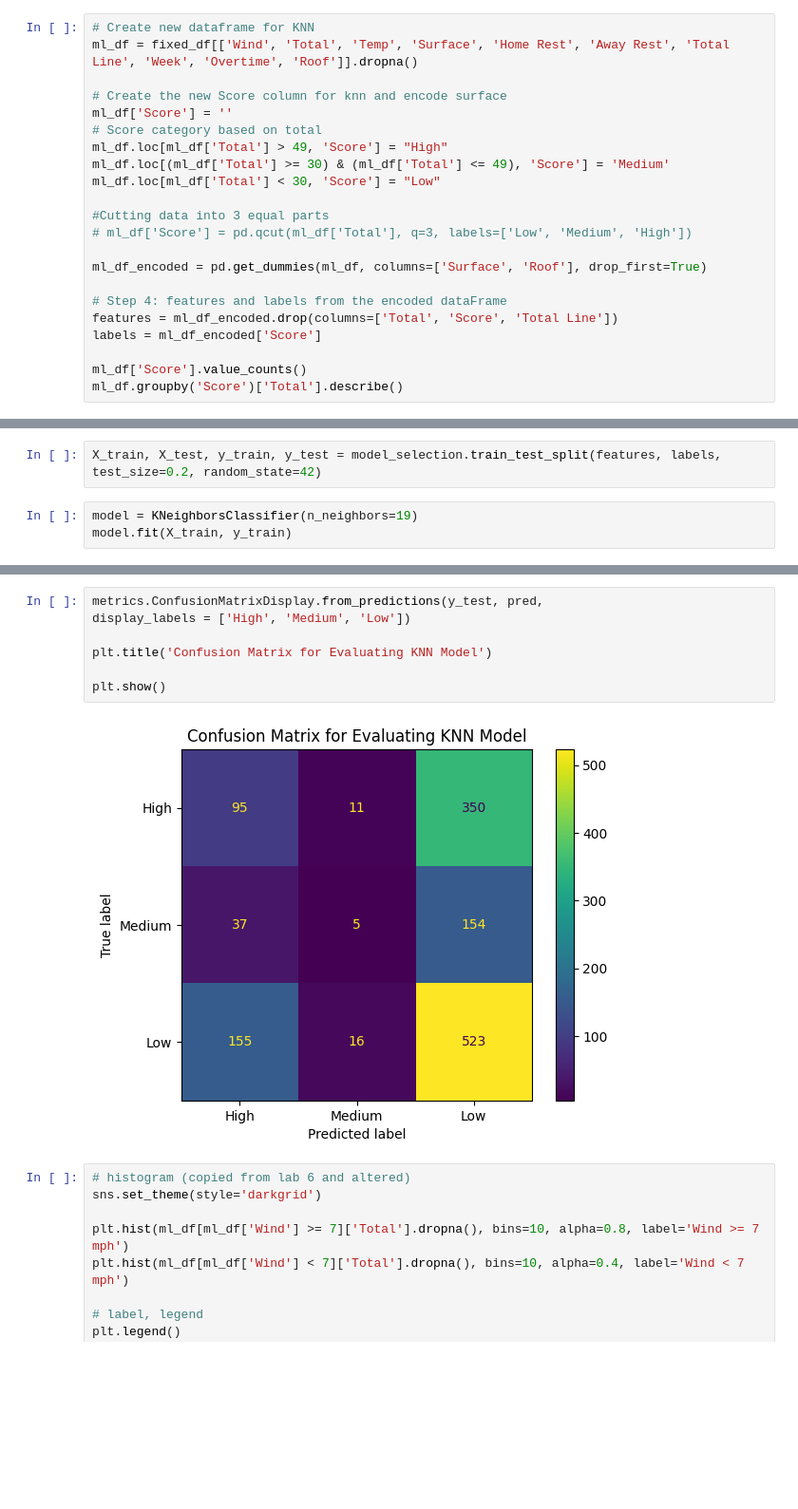
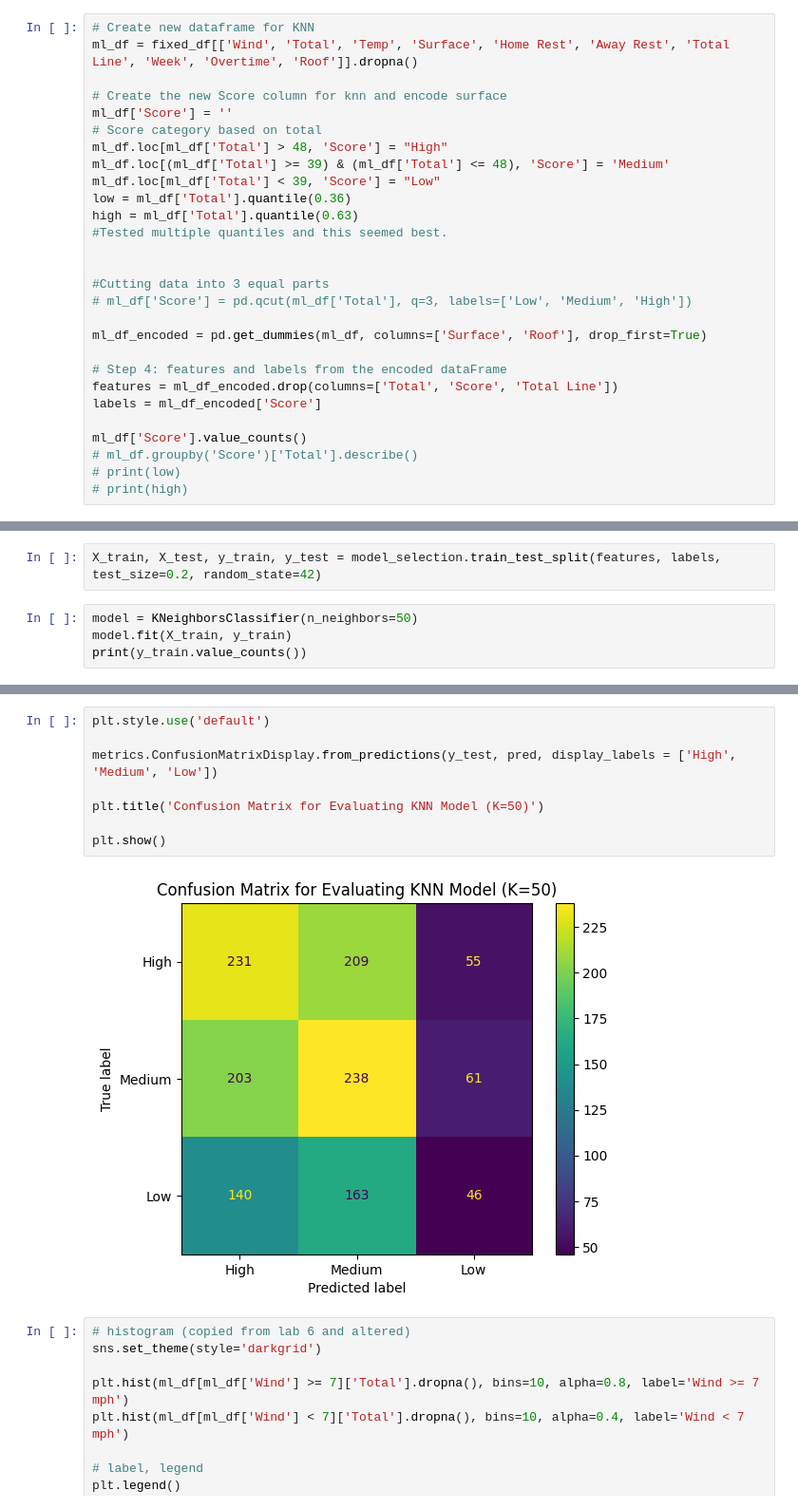
Before and after one commit to KPsimo/Kidus_Football_Games, a Jupyter notebook: DSRP_Project.ipynb, the cells around one changed output, grey strips where cells are left out. Shown at 95% size. Cells and saved outputs as stored; diff of their text form; blank space fills up the shorter version.

```diff
--- a/DSRP_Project.ipynb
+++ b/DSRP_Project.ipynb
@@ -317,9 +329,13 @@ ml_df = fixed_df[['Wind', 'Total', 'Temp', 'Surface', 'Home Rest', 'Away Rest',
 # Create the new Score column for knn and encode surface
 ml_df['Score'] = ''
 # Score category based on total
-ml_df.loc[ml_df['Total'] > 49, 'Score'] = "High"
-ml_df.loc[(ml_df['Total'] >= 30) & (ml_df['Total'] <= 49), 'Score'] = 'Medium'
-ml_df.loc[ml_df['Total'] < 30, 'Score'] = "Low"
+ml_df.loc[ml_df['Total'] > 48, 'Score'] = "High"
+ml_df.loc[(ml_df['Total'] >= 39) & (ml_df['Total'] <= 48), 'Score'] = 'Medium'
+ml_df.loc[ml_df['Total'] < 39, 'Score'] = "Low"
+low = ml_df['Total'].quantile(0.36)
+high = ml_df['Total'].quantile(0.63)
+#Tested multiple quantiles and this seemed best.
+
 
 #Cutting data into 3 equal parts
 # ml_df['Score'] = pd.qcut(ml_df['Total'], q=3, labels=['Low', 'Medium', 'High'])
@@ -331,5 +347,7 @@ features = ml_df_encoded.drop(columns=['Total', 'Score', 'Total Line'])
 labels = ml_df_encoded['Score']
 
 ml_df['Score'].value_counts()
-ml_df.groupby('Score')['Total'].describe()
+# ml_df.groupby('Score')['Total'].describe()
+# print(low)
+# print(high)
 # %% [output]
@@ -344,6 +363,7 @@ X_scaled = scaler.fit_transform(features)
 # %%
 X_train, X_test, y_train, y_test = model_selection.train_test_split(features, labels, test_size=0.2, random_state=42)
 # %%
-model = KNeighborsClassifier(n_neighbors=19)
+model = KNeighborsClassifier(n_neighbors=50)
 model.fit(X_train, y_train)
+print(y_train.value_counts())
 # %% [output]
@@ -357,12 +381,13 @@ metrics.accuracy_score(y_test, pred)
 # %%
-metrics.ConfusionMatrixDisplay.from_predictions(y_test, pred,
-display_labels = ['High', 'Medium', 'Low'])
+plt.style.use('default')
 
-plt.title('Confusion Matrix for Evaluating KNN Model')
+metrics.ConfusionMatrixDisplay.from_predictions(y_test, pred, display_labels = ['High', 'Medium', 'Low'])
+
+plt.title('Confusion Matrix for Evaluating KNN Model (K=50)')
 
 plt.show()
 # %% [output]
-[figure, old version]
+[figure, new version]
 # %%
 # histogram (copied from lab 6 and altered)
 sns.set_theme(style='darkgrid')
```
Also changed, not shown: parts of 6 cells of this notebook.
